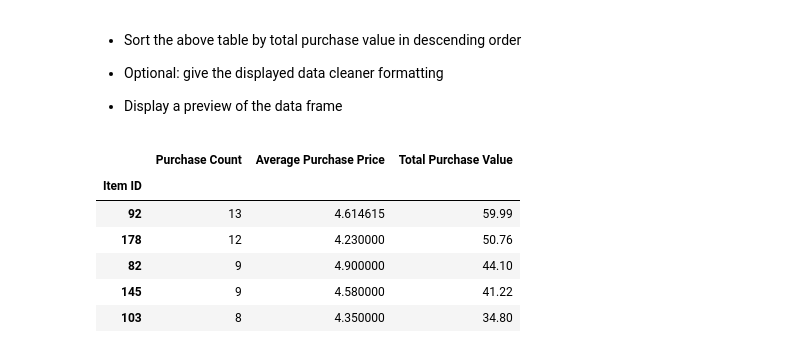
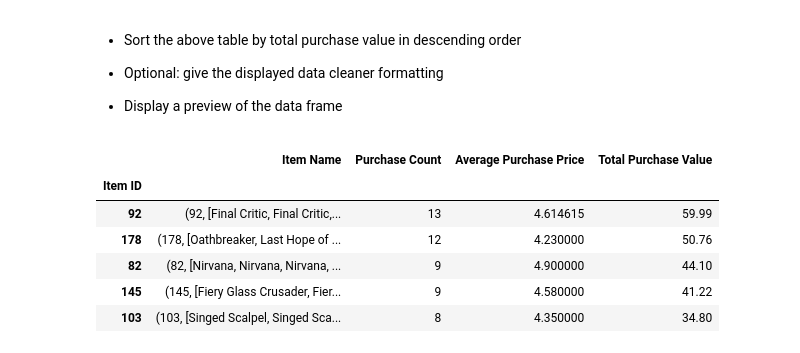
Before and after one commit to HIna-Ahmad/pandas-challenge, a Jupyter notebook: HeroesOfPymoli/HeroesOfPymoli_starter.ipynb, the cells around one changed output. Cells and saved outputs as stored; diff of their text form; code cells hidden in the pictures.

```diff
--- a/HeroesOfPymoli/HeroesOfPymoli_starter.ipynb
+++ b/HeroesOfPymoli/HeroesOfPymoli_starter.ipynb
@@ -540,7 +508,7 @@ total_per_item = new_df.groupby("Item ID")["Price"].sum()
 #item_name = new_df["Item Name"]
 
 #5.
-item_name = new_df["Item Name"]
+item_name = new_df.groupby("Item ID")["Item Name"]
 
 
 
@@ -588,40 +557,41 @@ total_purchases = len(purchase_data["Purchase ID"])
 
 
 Extract_df_indx = purchase_data[["Purchase ID", "Price", "Item Name", "Item ID"]]
 
 
 
 
 
 #1.Total purchased items
 #purch_per_item = Extract_df_indx.groupby("Item ID")["Purchase ID"].count()
 
 
 
 #2. Average price of item
 #avg_per_item = Extract_df_indx.groupby("Item ID")["Price"].mean()
 
 
 
 #3. Total dollar amount of items
 #total_per_item = Extract_df_indx.groupby("Item ID")["Price"].sum()
 
 
 
 
 
 # Create a summary dataframe with multiple column containing the results from the previous calculation
-sn_summary = pd.DataFrame({"Purchase Count":purch_per_item, "Average Purchase Price":avg_per_item, "Total Purchase Value": total_per_item})
+sn_summary2 = pd.DataFrame({"Item Name":item_name, "Purchase Count":purch_per_item, "Average Purchase Price":avg_per_item, "Total Purchase Value": total_per_item})
 
-sn_summary.head()
+sn_summary2.head()
 
-sort = sn_summary.sort_values("Total Purchase Value", ascending=False)
+
+sort = sn_summary2.sort_values("Total Purchase Value", ascending=False)
 sort.head(5)
 # %% [output]
-|  | Purchase Count | Average Purchase Price | Total Purchase Value |
-| Item ID |  |  |  |
-| 92 | 13 | 4.614615 | 59.99 |
-| 178 | 12 | 4.230000 | 50.76 |
-| 82 | 9 | 4.900000 | 44.10 |
-| 145 | 9 | 4.580000 | 41.22 |
-| 103 | 8 | 4.350000 | 34.80 |
+|  | Item Name | Purchase Count | Average Purchase Price | Total Purchase Value |
+| Item ID |  |  |  |  |
+| 92 | (92, [Final Critic, Final Critic,... | 13 | 4.614615 | 59.99 |
+| 178 | (178, [Oathbreaker, Last Hope of ... | 12 | 4.230000 | 50.76 |
+| 82 | (82, [Nirvana, Nirvana, Nirvana, ... | 9 | 4.900000 | 44.10 |
+| 145 | (145, [Fiery Glass Crusader, Fier... | 9 | 4.580000 | 41.22 |
+| 103 | (103, [Singed Scalpel, Singed Sca... | 8 | 4.350000 | 34.80 |
```
Also changed, not shown: parts of 2 cells of this notebook, 1 other file.
